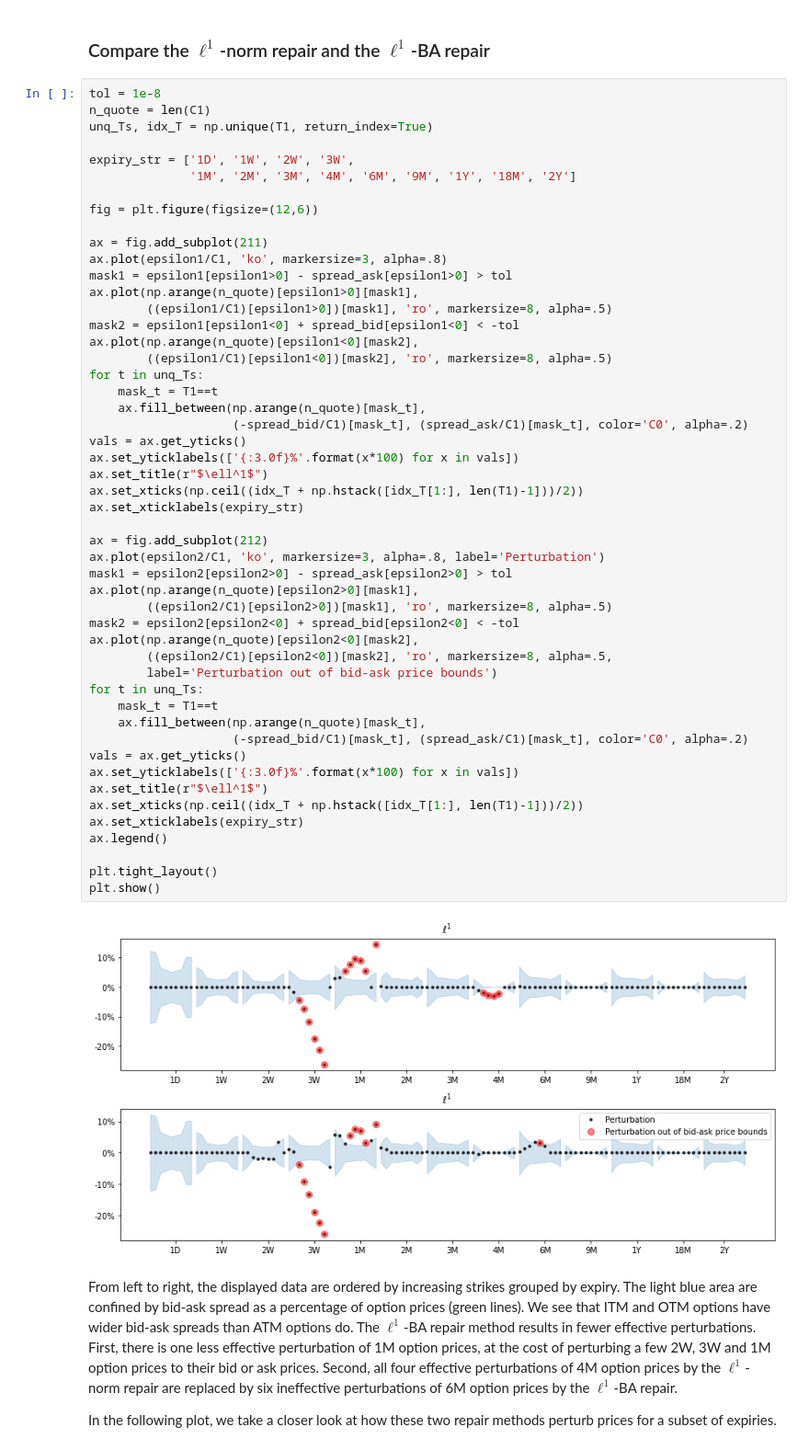
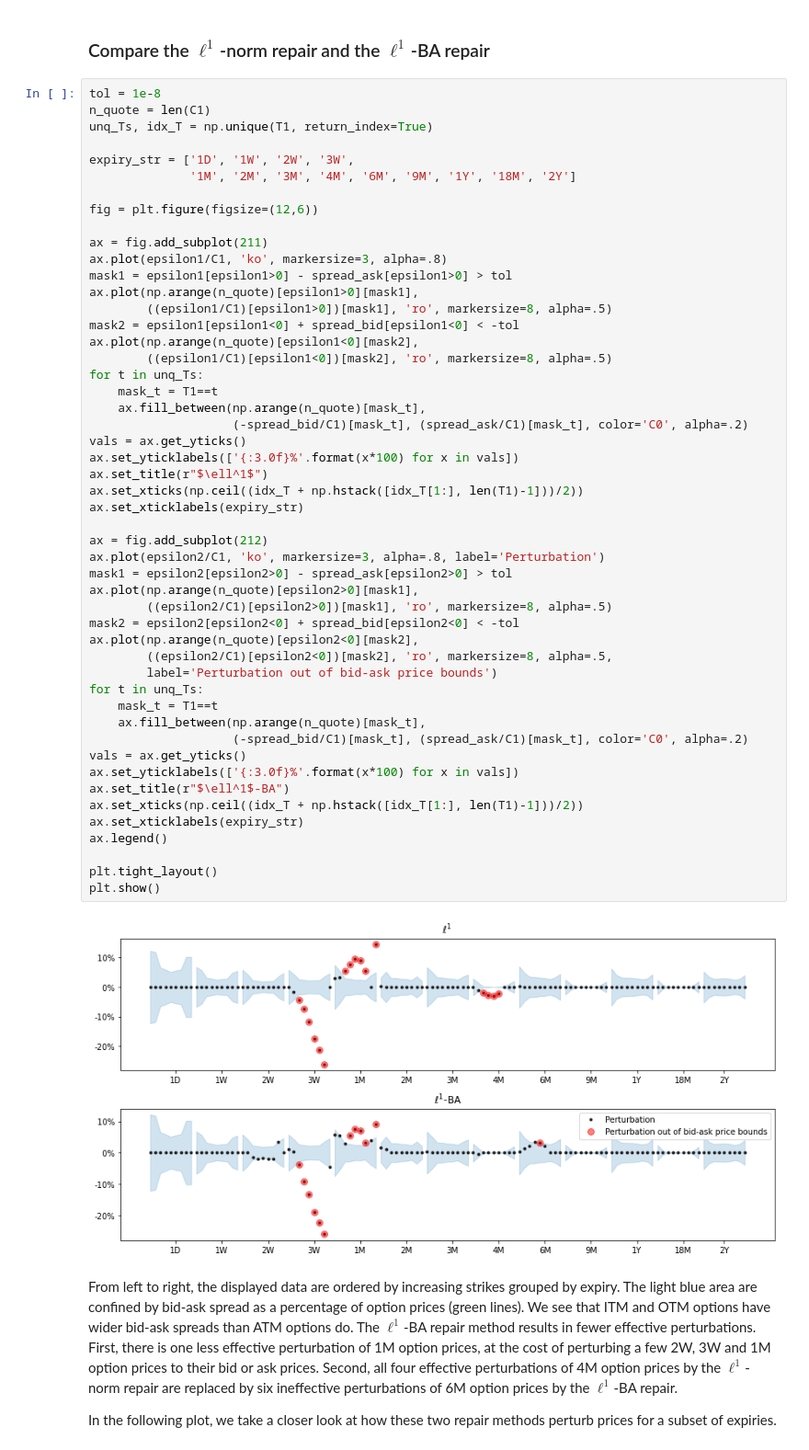
Before and after one commit to vicaws/arbitragerepair, a Jupyter notebook: notebook/example.ipynb, the cells around one changed output. Shown: that part at 92% size. Drawn from its saved outputs; the diff is of its cells as text.

```diff
--- a/notebook/example.ipynb
+++ b/notebook/example.ipynb
@@ -175,35 +175,35 @@ for t in unq_Ts:
     ax.fill_between(np.arange(n_quote)[mask_t],
                     (-spread_bid/C1)[mask_t], (spread_ask/C1)[mask_t], color='C0', alpha=.2)
 vals = ax.get_yticks()
 ax.set_yticklabels(['{:3.0f}%'.format(x*100) for x in vals])
 ax.set_title(r"$\ell^1$")
 ax.set_xticks(np.ceil((idx_T + np.hstack([idx_T[1:], len(T1)-1]))/2))
 ax.set_xticklabels(expiry_str)
 
 ax = fig.add_subplot(212)
 ax.plot(epsilon2/C1, 'ko', markersize=3, alpha=.8, label='Perturbation')
 mask1 = epsilon2[epsilon2>0] - spread_ask[epsilon2>0] > tol
 ax.plot(np.arange(n_quote)[epsilon2>0][mask1],
         ((epsilon2/C1)[epsilon2>0])[mask1], 'ro', markersize=8, alpha=.5)
 mask2 = epsilon2[epsilon2<0] + spread_bid[epsilon2<0] < -tol
 ax.plot(np.arange(n_quote)[epsilon2<0][mask2],
         ((epsilon2/C1)[epsilon2<0])[mask2], 'ro', markersize=8, alpha=.5,
         label='Perturbation out of bid-ask price bounds')
 for t in unq_Ts:
     mask_t = T1==t
     ax.fill_between(np.arange(n_quote)[mask_t],
                     (-spread_bid/C1)[mask_t], (spread_ask/C1)[mask_t], color='C0', alpha=.2)
 vals = ax.get_yticks()
 ax.set_yticklabels(['{:3.0f}%'.format(x*100) for x in vals])
-ax.set_title(r"$\ell^1$")
+ax.set_title(r"$\ell^1$-BA")
 ax.set_xticks(np.ceil((idx_T + np.hstack([idx_T[1:], len(T1)-1]))/2))
 ax.set_xticklabels(expiry_str)
 ax.legend()
 
 plt.tight_layout()
 plt.show()
 # %% [output]
-[figure, old version]
+[figure, new version]
 # %% [markdown]
 From left to right, the displayed data are ordered by increasing strikes grouped by expiry. The light blue area are confined by bid-ask spread as a percentage of option prices (green lines). We see that ITM and OTM options have wider bid-ask spreads than ATM options do. The $\ell^1$-BA repair method results in fewer effective perturbations. First, there is one less effective perturbation of 1M option prices, at the cost of perturbing a few 2W, 3W and 1M option prices to their bid or ask prices. Second, all four effective perturbations of 4M option prices by the $\ell^1$-norm repair are replaced by six ineffective perturbations of 6M option prices by the $\ell^1$-BA repair.
 
```
Also changed, not shown: 1 other file.
